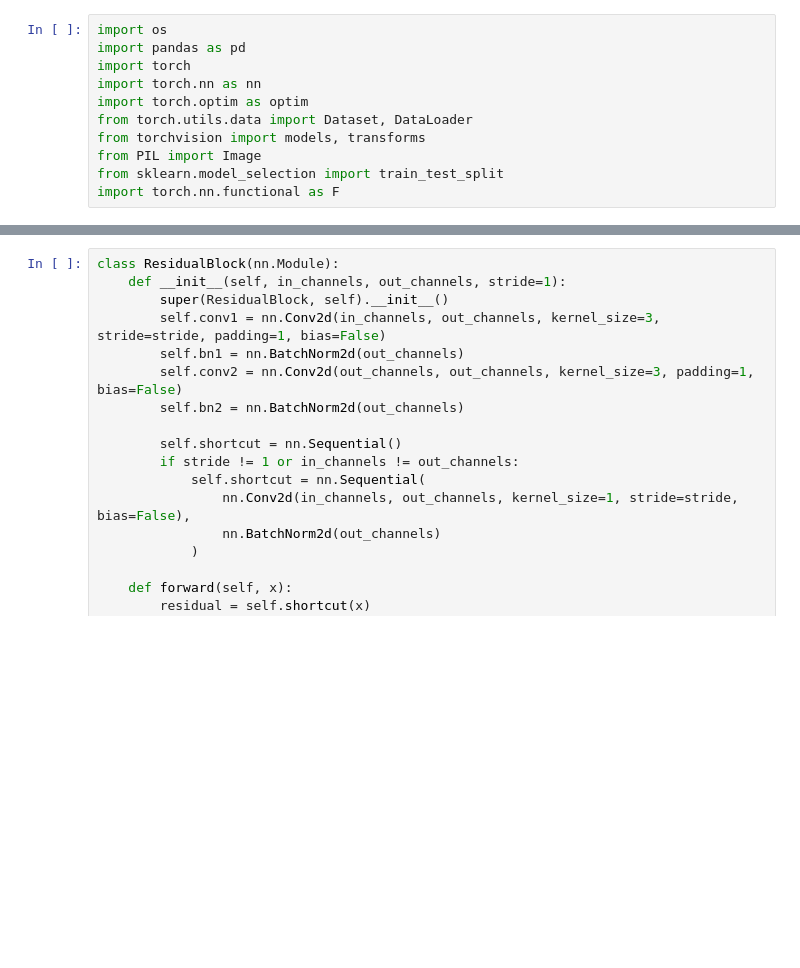
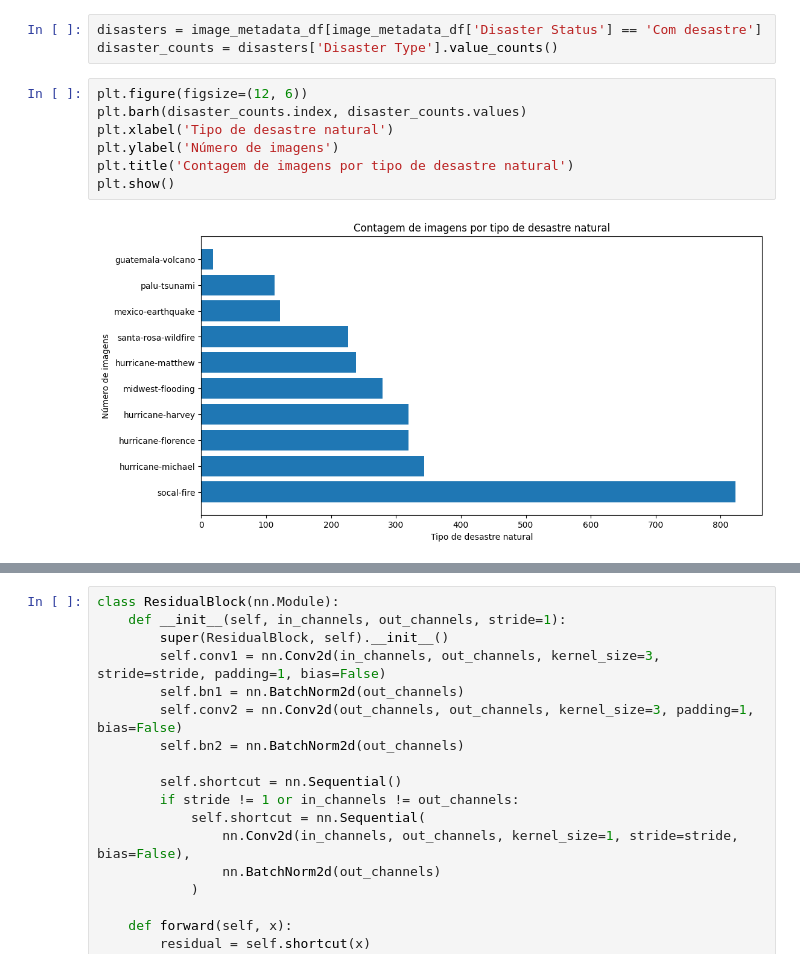
Before and after one commit to Gustavoaluiz/unsupervised_disaster, a Jupyter notebook: baseline_resnet.ipynb, the cells around one changed output, grey strips where cells are left out. Saved outputs shown, nothing was run; the diff lists cells and outputs as text; blank space fills up the shorter version.

```diff
--- a/baseline_resnet.ipynb
+++ b/baseline_resnet.ipynb
@@ -83,14 +127,15 @@ guatemala-volcano        36
 socal-fire           Com desastre       823
                      Sem desastre       823
 dtype: int64
-# %%
-import os
-import pandas as pd
-import torch
-import torch.nn as nn
-import torch.optim as optim
-from torch.utils.data import Dataset, DataLoader
-from torchvision import models, transforms
-from PIL import Image
-from sklearn.model_selection import train_test_split
-import torch.nn.functional as F
+# %%
+disasters = image_metadata_df[image_metadata_df['Disaster Status'] == 'Com desastre']
+disaster_counts = disasters['Disaster Type'].value_counts()
+# %%
+plt.figure(figsize=(12, 6))
+plt.barh(disaster_counts.index, disaster_counts.values)
+plt.xlabel('Tipo de desastre natural')
+plt.ylabel('Número de imagens')
+plt.title('Contagem de imagens por tipo de desastre natural')
+plt.show()
+# %% [output]
+[figure, added]
```
Also changed, not shown: parts of 36 cells of this notebook, 26 other files.
